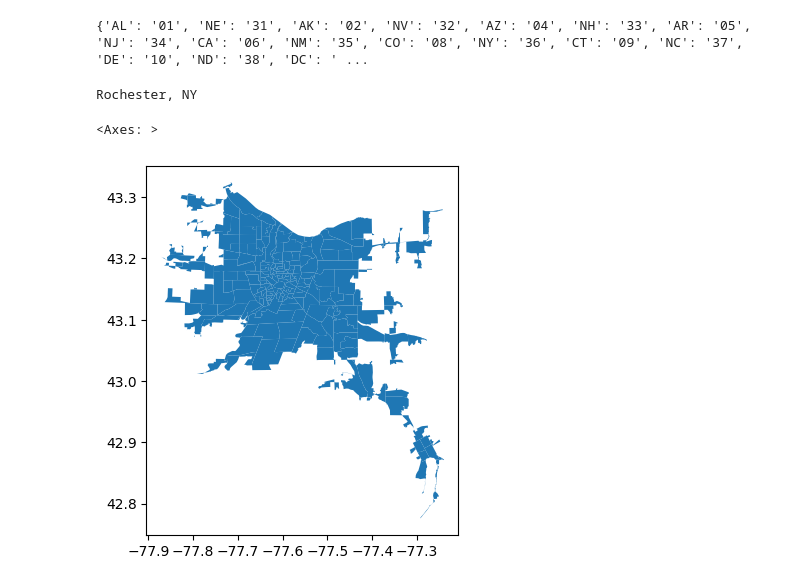
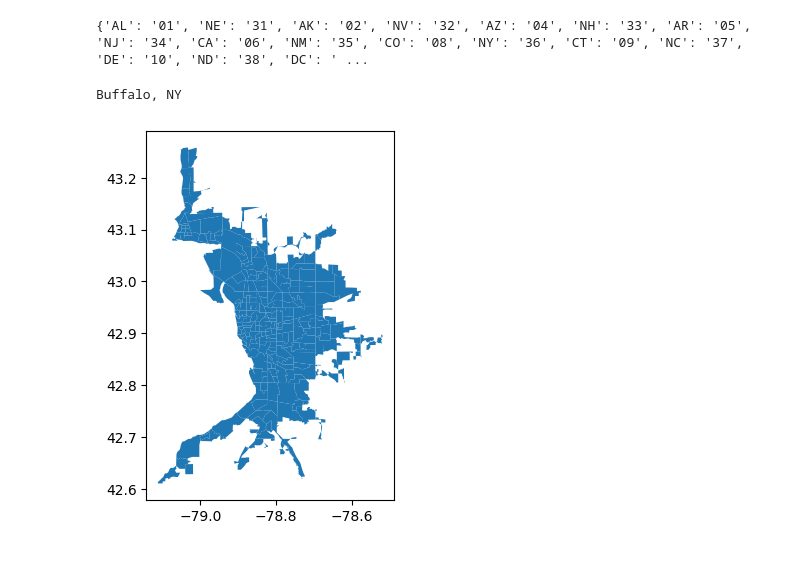
Before and after one commit to AprilTheMonth/TEMPO, a Jupyter notebook: tempo_api.ipynb, the cells around one changed output. Cells and saved outputs as stored; diff of their text form; code cells hidden in the pictures.

```diff
--- a/tempo_api.ipynb
+++ b/tempo_api.ipynb
@@ -91,7 +101,7 @@ def get_best_match(queryString: str) -> str:
 
     if len(collection[results[0][0]]) > 1:
         # If there is more than one state matches, remove the city name and check the match again
-        queryString = queryString[len(results[0][0]):]
+        queryString = queryString[len(results[0][0]):] # BUG: This could cause weird edge cases if the query string is shorter than the matched string
         state = process.extract(queryString, collection[results[0][0]], scorer=fuzz.token_sort_ratio, limit=1)
         if state[0][1] < 40:
             print("Please specify the state and try again! Remember to use the states 2-letter postal code (i.e New York is NY)")
@@ -101,39 +111,41 @@ def get_best_match(queryString: str) -> str:
         # If there's only city (e.g Hartford, CT is the only Hartford) just return that city
         return (f"{results[0][0]}, {collection[results[0][0]][0]}")
 
-city_name = get_best_match("rochester ny")
+city_name = get_best_match("Buffalo, NY")
 print(city_name)
 # %% [output]
-Rochester, NY
+Buffalo, NY
 # %%
 if not os.path.isdir("tracts_shapefile"):
     os.makedirs("tracts_shapefile")
 
 # Cities that cross multiple state lines are seperated by multiple dashes
 # e.g Seattle OR--WA
 state = city_name.split(", ")[1]
 census_tracts = gpd.GeoDataFrame()
 for s in state.split("--"):
     # For each state in the city, extract the fips code (a two-digit number used to identify each US state and territory)
     fips_code = postal_to_fips[s]
     # Use string formatting to automatically download census tract shapefiles for each relevant state
     if not os.path.isdir(f"tracts_shapefile/{s}"):
         os.makedirs(f"tracts_shapefile/{s}")
         wget.download(f"https://www2.census.gov/geo/tiger/GENZ2018/shp/cb_2018_{fips_code}_tract_500k.zip", out=f"./tracts_shapefile/{s}")
     if census_tracts.empty:
         census_tracts = gpd.read_file(f"./tracts_shapefile/{s}/cb_2018_{fips_code}_tract_500k.zip")
     else:
         new_tracts = gpd.read_file(f"./tracts_shapefile/{s}/cb_2018_{fips_code}_tract_500k.zip")
         census_tracts = pd.concat([census_tracts, new_tracts])
 
 # Extract the shapefile for the urban area from the earlier shapefile
 city = gdf_cities[gdf_cities["NAME10"] == city_name]
 # Get the intersection of the census tracts shapefile and the urban area shapefile
 intersection = census_tracts.overlay(city, how="intersection")
 f, ax = plt.subplots()
 # Plot the intersection
 intersection.plot(ax=ax)
+os.makedirs(city_name, exist_ok=True)
+os.makedirs(f"{city_name}/tracts", exist_ok=True)
+intersection.to_file(f"{city_name}/tracts/city_with_tracts.shp")
 # %% [output]
-<Axes: >
-[figure, old version]
+[figure, new version]
 # %%
```
Also changed, not shown: parts of 9 cells of this notebook, 38 other files.
